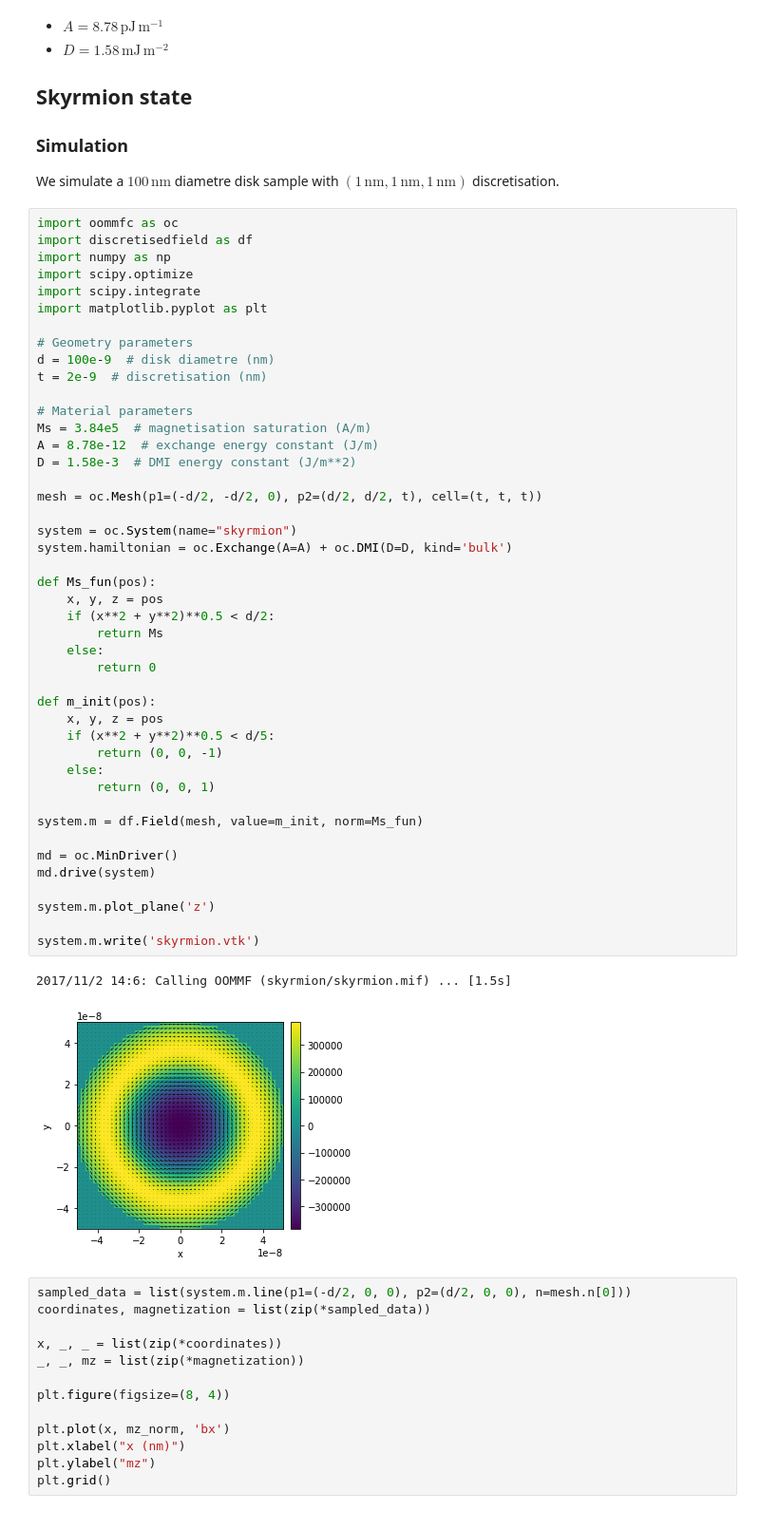
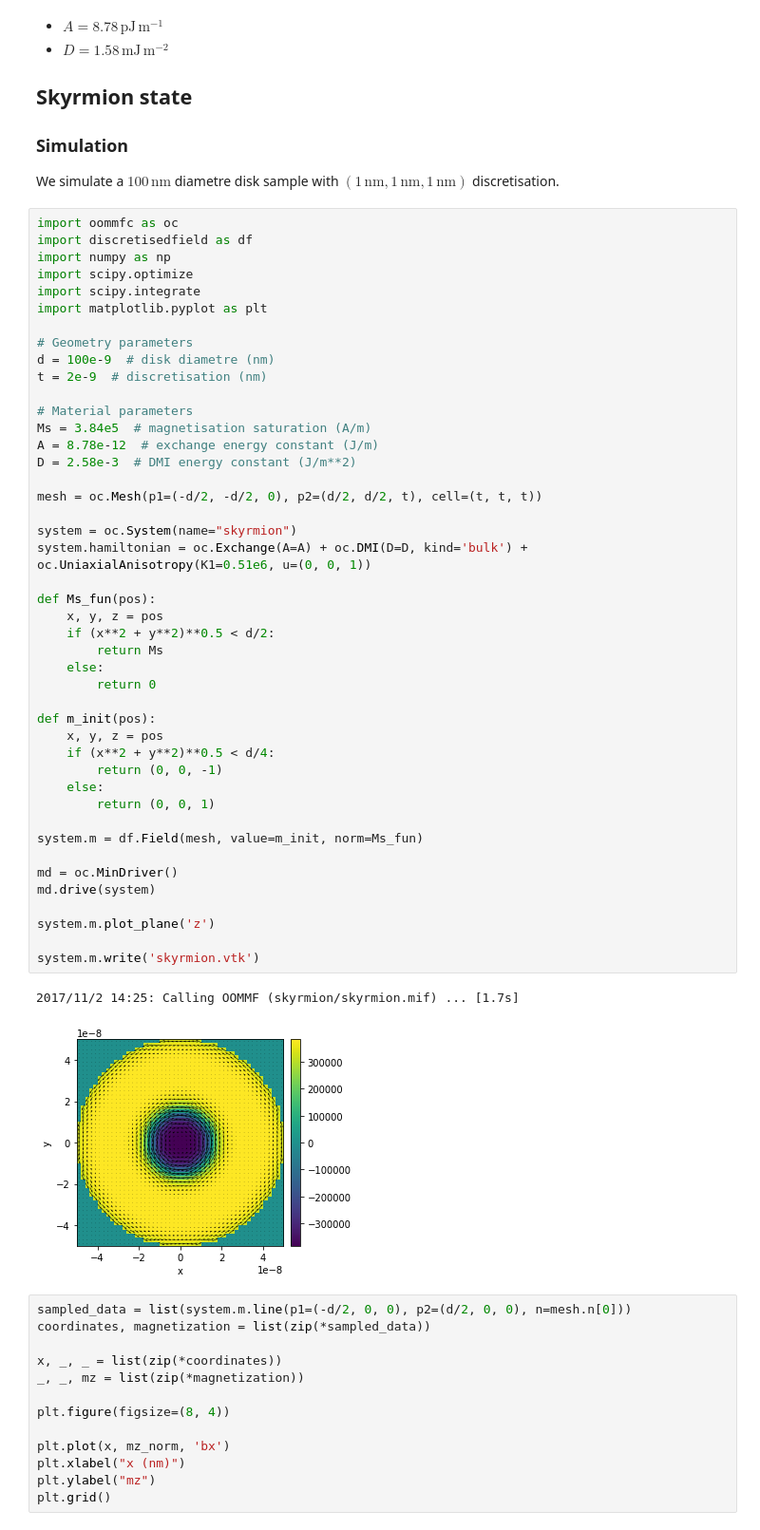
Before and after one commit to fangohr/paper-2017-dmi-standard-problem, a Jupyter notebook: ipynb/two-dimensional.ipynb, the cells around one changed output. Shown: that part at 95% size. Drawn from its saved outputs; the diff is of its cells as text.

```diff
--- a/ipynb/two-dimensional.ipynb
+++ b/ipynb/two-dimensional.ipynb
@@ -27,38 +27,38 @@ t = 2e-9  # discretisation (nm)
 # Material parameters
 Ms = 3.84e5  # magnetisation saturation (A/m)
 A = 8.78e-12  # exchange energy constant (J/m)
-D = 1.58e-3  # DMI energy constant (J/m**2)
+D = 2.58e-3  # DMI energy constant (J/m**2)
 
 mesh = oc.Mesh(p1=(-d/2, -d/2, 0), p2=(d/2, d/2, t), cell=(t, t, t))
 
 system = oc.System(name="skyrmion")
-system.hamiltonian = oc.Exchange(A=A) + oc.DMI(D=D, kind='bulk')
+system.hamiltonian = oc.Exchange(A=A) + oc.DMI(D=D, kind='bulk') + oc.UniaxialAnisotropy(K1=0.51e6, u=(0, 0, 1))
 
 def Ms_fun(pos):
     x, y, z = pos
     if (x**2 + y**2)**0.5 < d/2:
         return Ms
     else:
         return 0
 
 def m_init(pos):
     x, y, z = pos
-    if (x**2 + y**2)**0.5 < d/5:
+    if (x**2 + y**2)**0.5 < d/4:
         return (0, 0, -1)
     else:
         return (0, 0, 1)
 
 system.m = df.Field(mesh, value=m_init, norm=Ms_fun)
 
 md = oc.MinDriver()
 md.drive(system)
 
 system.m.plot_plane('z')
 
 system.m.write('skyrmion.vtk')
 # %% [output]
-2017/11/2 14:6: Calling OOMMF (skyrmion/skyrmion.mif) ... [1.5s]
+2017/11/2 14:25: Calling OOMMF (skyrmion/skyrmion.mif) ... [1.7s]
-[figure, old version]
+[figure, new version]
 # %%
 sampled_data = list(system.m.line(p1=(-d/2, 0, 0), p2=(d/2, 0, 0), n=mesh.n[0]))
 coordinates, magnetization = list(zip(*sampled_data))
```
Also changed, not shown: parts of 1 cell of this notebook, 1 other file.
